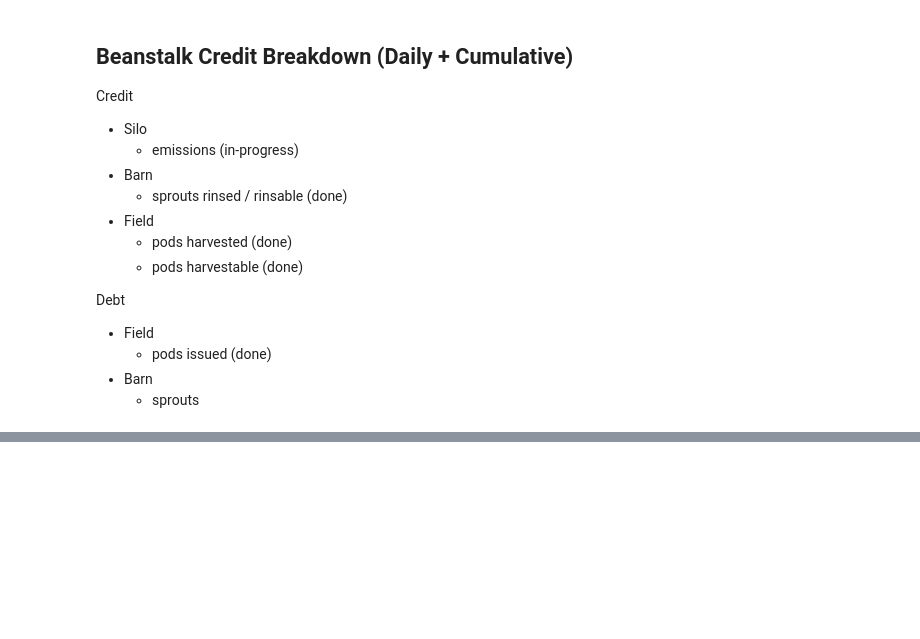
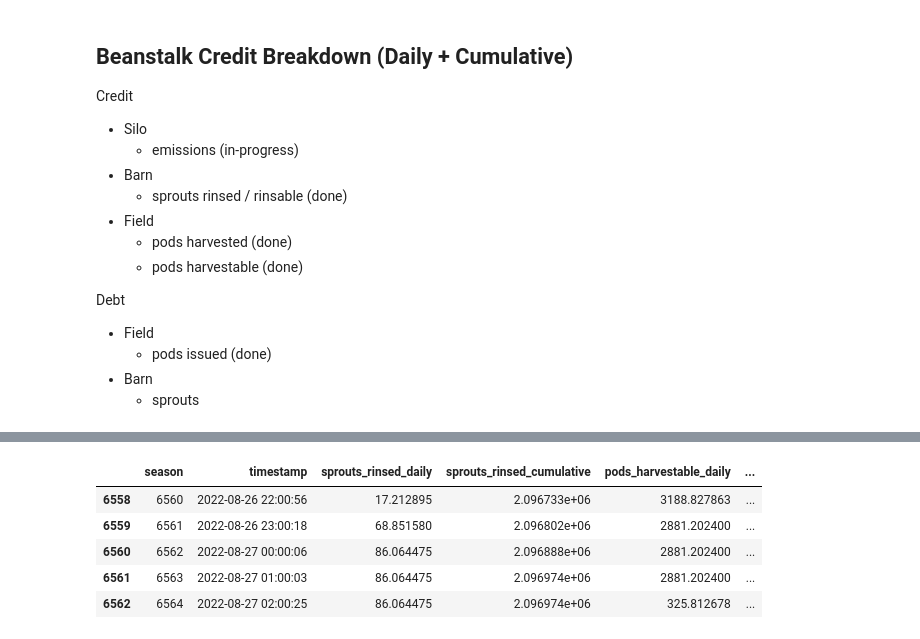
Before and after one commit to BeanstalkFarms/Beanstalk-Analytics, a Jupyter notebook: Silo.ipynb, the cells around one changed output, grey strips where cells are left out. Cells and saved outputs as stored; diff of their text form; code cells hidden in the pictures; blank space fills up the shorter version.

Commit message:
Work on credit component of beanstalk creditworthiness viz

```diff
--- a/Silo.ipynb
+++ b/Silo.ipynb
@@ -286,4 +320,6 @@ df_szns.head()
 # %%
+alt.data_transformers.disable_max_rows()
+
 df = df_szns.merge(
     df_rewards, how='left', on='season'
 ).merge(
@@ -291,29 +327,47 @@ df = df_szns.merge(
 ).merge(
     df_silo, how='left', on='season'
 )
-df = df.loc[df.season >= 6075]
+assert len(df) == len(df_szns)
+# df = df.loc[df.season >= 6075]
 df = df.ffill().fillna(0) # Not technically correct but close enough
-# df_debt = df['season', 'pods_issued_cumulative']
+# df_debt = df[[
+#     'timestamp',
+#     'pods_issued_cumulative',
+# ]].melt(
+#     id_vars=['timestamp'],
+#     value_vars=[
+#         'pods_issued_cumulative',
+#     ]
+# ).sort_values("timestamp").reset_index(drop=True)
+# for c in df_debt.columns:
+#     if c != 'timestamp':
+#         df_debt[c] *= -1
 df_credit = df[[
     'timestamp',
     'sprouts_rinsed_cumulative',
-    'pods_harvestable_cumulative',
+    'pods_harvestable_daily',
     'pods_harvested_cumulative',
     'silo_emissions_cumulative',
 ]].melt(
     id_vars=['timestamp'],
     value_vars=[
         'sprouts_rinsed_cumulative',
-        'pods_harvestable_cumulative',
+        'pods_harvestable_daily',
         'pods_harvested_cumulative',
         'silo_emissions_cumulative',
     ]
 ).sort_values("timestamp").reset_index(drop=True)
-df_credit.head(20)
-# credit = alt.Chart(df_credit).mark_area().encode(
-#     x="yearmonthdate(timestamp):T",
+# df_credit = df_credit.loc[df_credit.variable == 'silo_emissions_cumulative']
+credit = alt.Chart(df_credit).mark_area().encode(
+    x="yearmonthdatehoursminutes(timestamp):T",
+    y="value:Q",
+    color="variable:N"
+).properties(width=750, title="Beanstalk Credit")
+# debt = alt.Chart(df_debt).mark_area().encode(
+#     x="yearmonthdatehoursminutes(timestamp):T",
 #     y="value:Q",
 #     color="variable:N"
 # ).properties(width=750)
-# credit
+# credit & debt
+credit
 # %% [output]
@@ -336,0 +375,9 @@ df_credit.head(20)
+# %%
+df.tail()
+# %% [output]
+|  | season | timestamp | sprouts_rinsed_daily | sprouts_rinsed_cumulative | pods_harvestable_daily | ... |
+| 6558 | 6560 | 2022-08-26 22:00:56 | 17.212895 | 2.096733e+06 | 3188.827863 | ... |
+| 6559 | 6561 | 2022-08-26 23:00:18 | 68.851580 | 2.096802e+06 | 2881.202400 | ... |
+| 6560 | 6562 | 2022-08-27 00:00:06 | 86.064475 | 2.096888e+06 | 2881.202400 | ... |
+| 6561 | 6563 | 2022-08-27 01:00:03 | 86.064475 | 2.096974e+06 | 2881.202400 | ... |
+| 6562 | 6564 | 2022-08-27 02:00:25 | 86.064475 | 2.096974e+06 | 325.812678 | ... |
```
Also changed, not shown: parts of 9 cells of this notebook, 2 other files.
